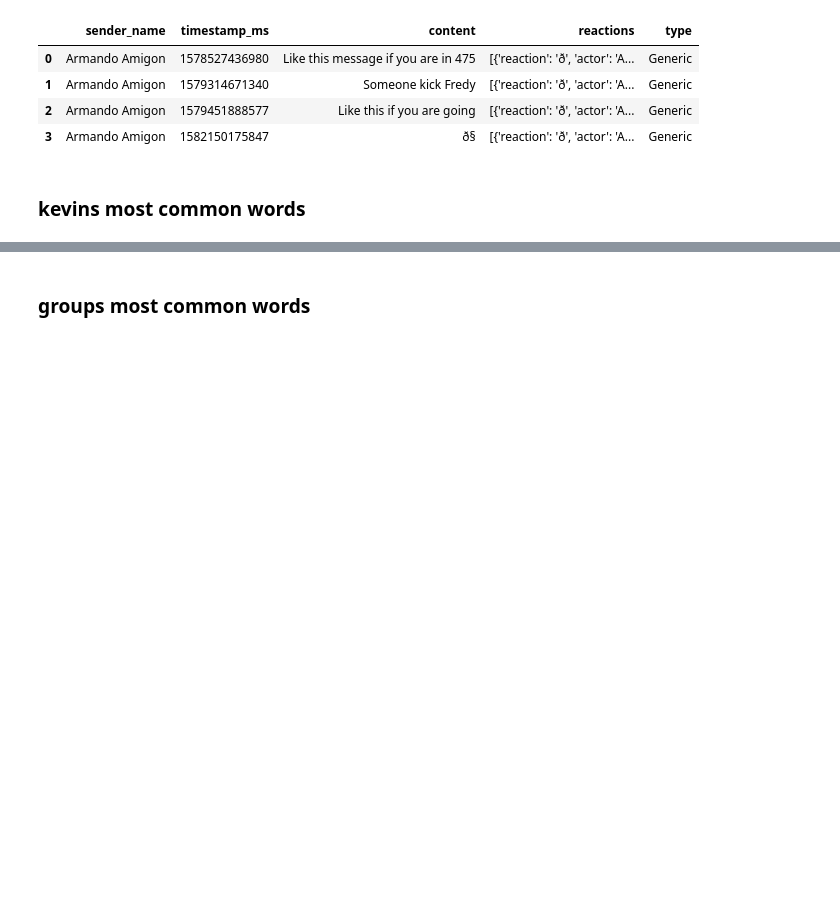
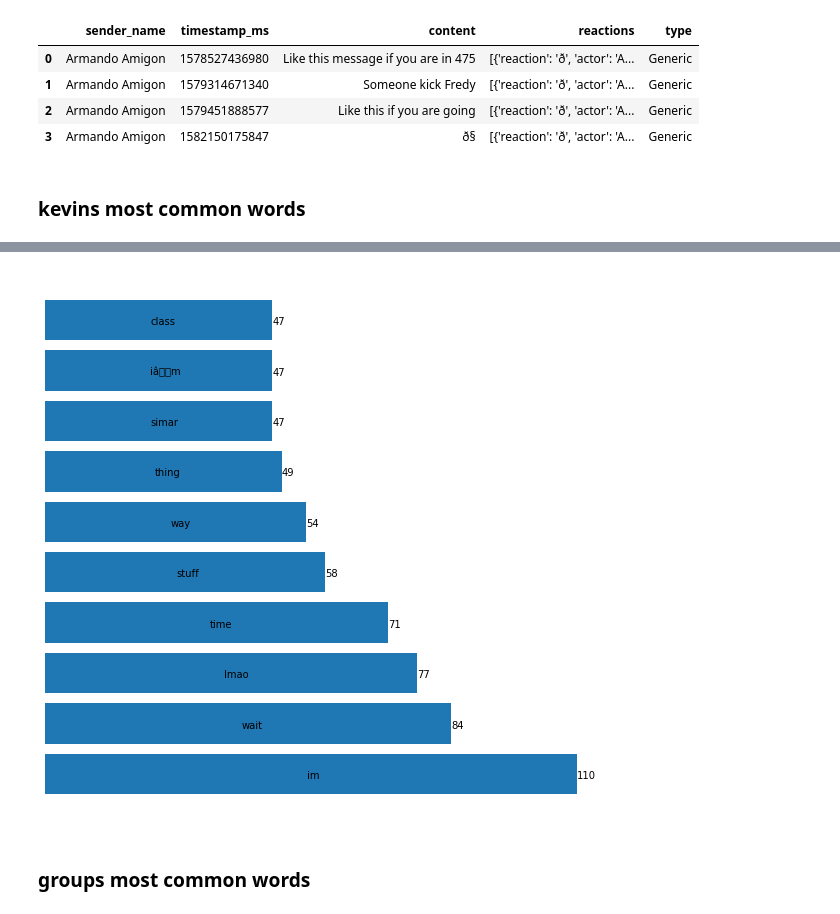
Before and after one commit to michaelsprintson/facebook_groups_analytics, a Jupyter notebook: init_attempt.ipynb, the cells around one changed output, grey strips where cells are left out. Saved outputs shown, nothing was run; the diff lists cells and outputs as text; code cells hidden in the pictures; blank space fills up the shorter version.

```diff
--- a/init_attempt.ipynb
+++ b/init_attempt.ipynb
@@ -166,5 +154,5 @@ pd.DataFrame(self_reacts(total_messages, participant_names[0]))
 # %% [markdown]
 ### kevins most common words
 # %%
-most_common_words_by_participant(total_messages, participant_names[2]).head(20)
+plot_dict(most_common_words_by_participant(total_messages, participant_names[2]).head(20).to_dict());
 # %% [output]
@@ -188,3 +159,4 @@ dtype: int64
+[figure, added]
 # %% [markdown]
 ### groups most common words
 # %%
```
Also changed, not shown: parts of 10 cells of this notebook, 1 other file.
